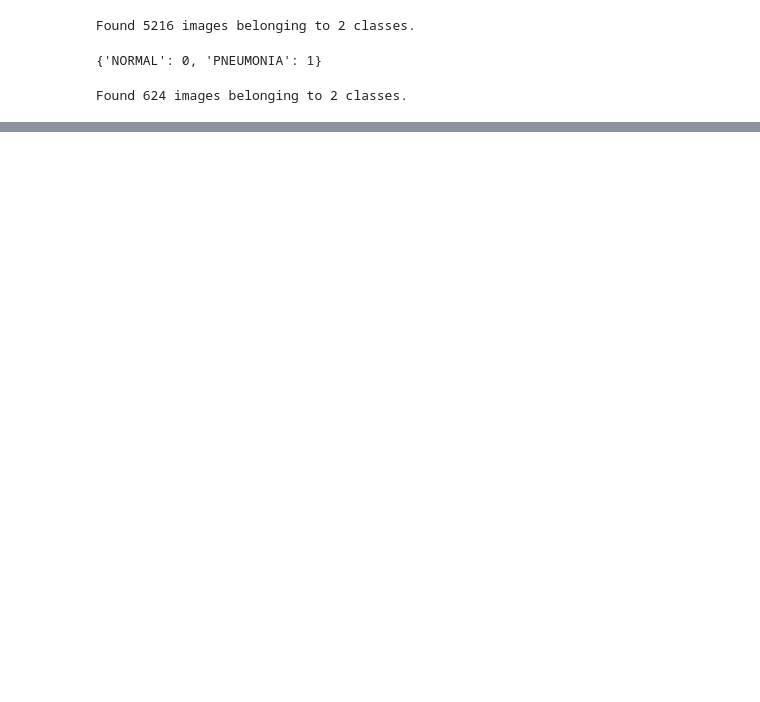
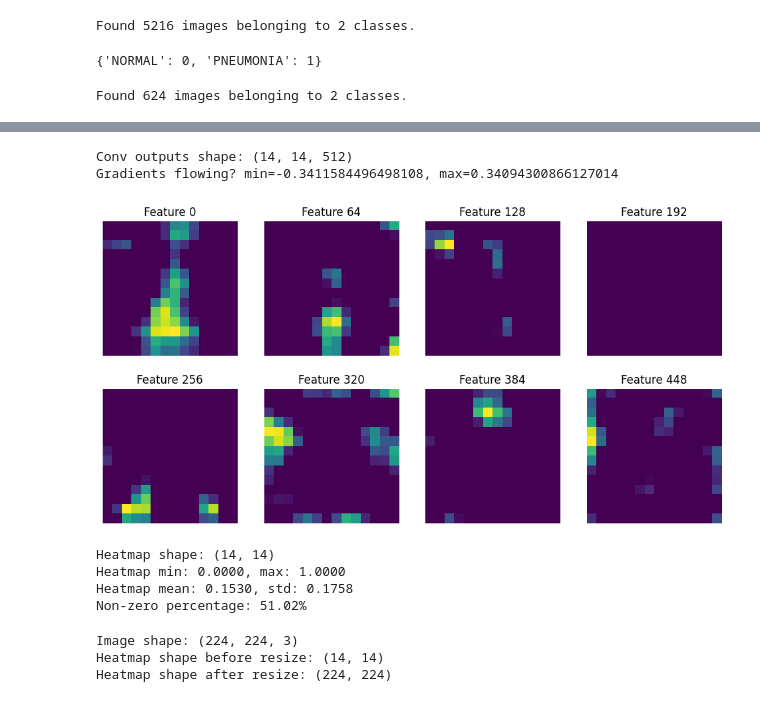
Before and after one commit to meltonzheng/cxr-pna-toy, a Jupyter notebook: Main.ipynb, the cells around one changed output, grey strips where cells are left out. Cells and saved outputs as stored; diff of their text form; code cells hidden in the pictures; blank space fills up the shorter version.

Commit message:
added images

```diff
--- a/Main.ipynb
+++ b/Main.ipynb
@@ -121,0 +132,2 @@ KeyboardInterrupt:
+# %%
+img_path = ".//data//archive//chest_xray//test//PNEUMONIA//person85_bacteria_417.jpeg"
@@ -121,0 +136,18 @@ KeyboardInterrupt:
+# %%
+from keras.preprocessing import image
+from keras.models import load_model
+from keras.applications.vgg16 import preprocess_input
+import numpy as np
+model=load_model('final_model.h5') #Loading our model
+img = image.load_img(img_path,target_size=(224,224))
+imagee=image.img_to_array(img) #Converting the X-Ray into pixels
+imagee=np.expand_dims(imagee, axis=0)
+img_data=preprocess_input(imagee)
+prediction=model.predict(img_data)
+if prediction[0][0]>prediction[0][1]: #Printing the prediction of model.
+	print('Person is safe.')
+else:
+	print('Person is affected with Pneumonia.')
+print(f'Predictions: {prediction}')
+
+# This code is modified by Susobhan Akhuli
@@ -121,0 +251,23 @@ KeyboardInterrupt:
+# %%
+heatmap = make_gradcam_heatmap(img_data, model, grad_model)
+# %% [output]
+Conv outputs shape: (14, 14, 512)
+Gradients flowing? min=-0.3411584496498108, max=0.34094300866127014
+[figure, added]
+# %%
+# After getting heatmap
+print(f"Heatmap shape: {heatmap.shape}")
+print(f"Heatmap min: {heatmap.min():.4f}, max: {heatmap.max():.4f}")
+print(f"Heatmap mean: {heatmap.mean():.4f}, std: {heatmap.std():.4f}")
+print(f"Non-zero percentage: {(heatmap > 0.1).sum() / heatmap.size * 100:.2f}%")
+# %% [output]
+Heatmap shape: (14, 14)
+Heatmap min: 0.0000, max: 1.0000
+Heatmap mean: 0.1530, std: 0.1758
+Non-zero percentage: 51.02%
+# %%
+save_gradcam_overlay(img_path, heatmap, f"./analysis/")
+# %% [output]
+Image shape: (224, 224, 3)
+Heatmap shape before resize: (14, 14)
+Heatmap shape after resize: (224, 224)
```
Also changed, not shown: parts of 21 cells of this notebook, 18 other files.
